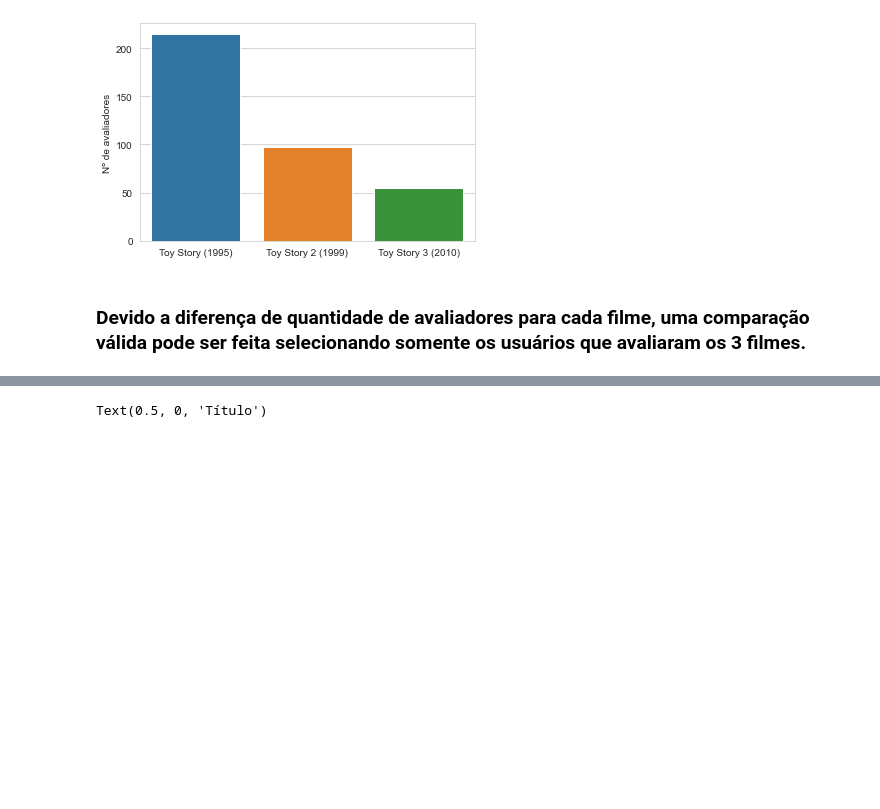
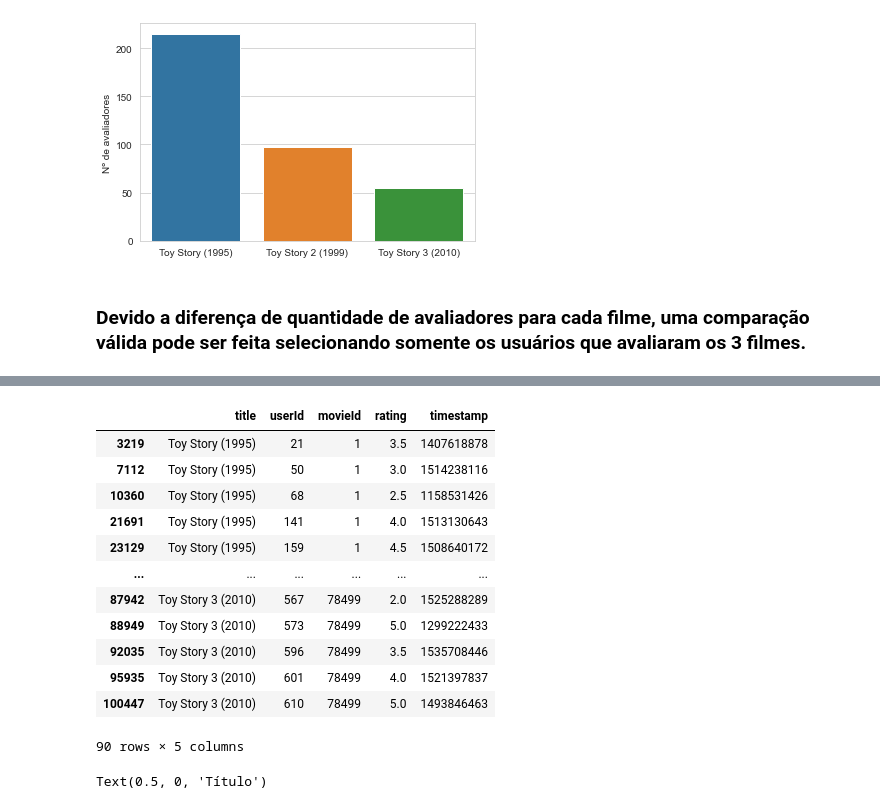
Before and after one commit to gscolombo/Toy-Story-Data-Science, a Jupyter notebook: Introdução_a_Data_Science_Alura.ipynb, the cells around one changed output, grey strips where cells are left out. Saved outputs shown, nothing was run; the diff lists cells and outputs as text; code cells hidden in the pictures; blank space fills up the shorter version.

```diff
--- a/Introdução_a_Data_Science_Alura.ipynb
+++ b/Introdução_a_Data_Science_Alura.ipynb
@@ -120,3 +56,33 @@ toyStoryValidRatings
+# %%
+watchers = toyStoryRatings.groupby("title").userId.unique()
+
+#Criação de conjuntos de avaliadores para cada filme
+set1 = set(watchers[0])
+set2 = set(watchers[1])
+set3 = set(watchers[2])
+
+'''
+Interseção dos conjuntos para selecionar somente
+os avaliadores simultâneos dos 3 filmes
+'''
+users = list(set1.intersection(set2).intersection(set3))
+
+toyStoryValidRatings = toyStoryRatings.query(f"userId in {users}")
+toyStoryValidRatings
+# %% [output]
+|  | title | userId | movieId | rating | timestamp |
+| 3219 | Toy Story (1995) | 21 | 1 | 3.5 | 1407618878 |
+| 7112 | Toy Story (1995) | 50 | 1 | 3.0 | 1514238116 |
+| 10360 | Toy Story (1995) | 68 | 1 | 2.5 | 1158531426 |
+| 21691 | Toy Story (1995) | 141 | 1 | 4.0 | 1513130643 |
+| 23129 | Toy Story (1995) | 159 | 1 | 4.5 | 1508640172 |
+| ... | ... | ... | ... | ... | ... |
+| 87942 | Toy Story 3 (2010) | 567 | 78499 | 2.0 | 1525288289 |
+| 88949 | Toy Story 3 (2010) | 573 | 78499 | 5.0 | 1299222433 |
+| 92035 | Toy Story 3 (2010) | 596 | 78499 | 3.5 | 1535708446 |
+| 95935 | Toy Story 3 (2010) | 601 | 78499 | 4.0 | 1521397837 |
+| 100447 | Toy Story 3 (2010) | 610 | 78499 | 5.0 | 1493846463 |
+90 rows × 5 columns
 # %%
 movie1Ratings = toyStoryValidRatings.query("title == 'Toy Story (1995)'").rating
 movie2Ratings = toyStoryValidRatings.query("title == 'Toy Story 2 (1999)'").rating
```
Also changed, not shown: parts of 2 cells of this notebook.
